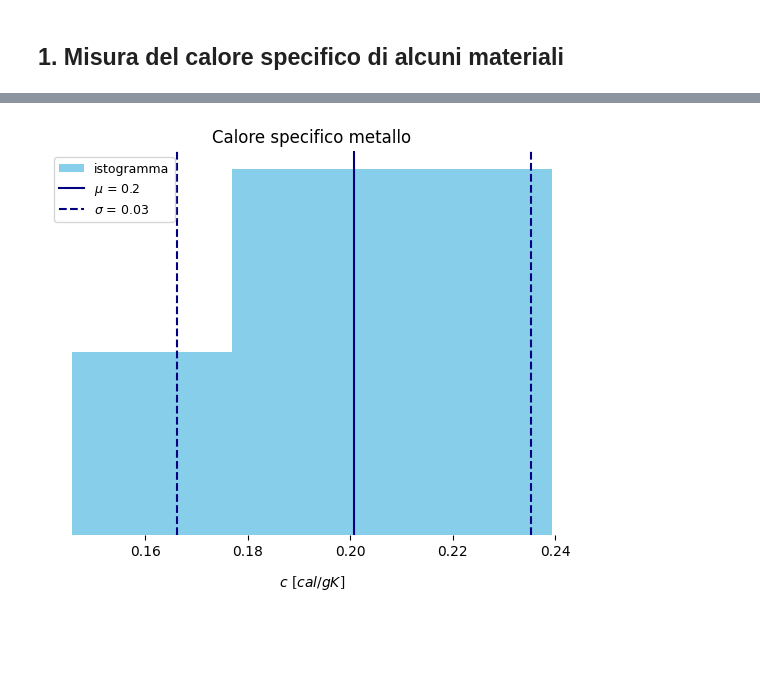
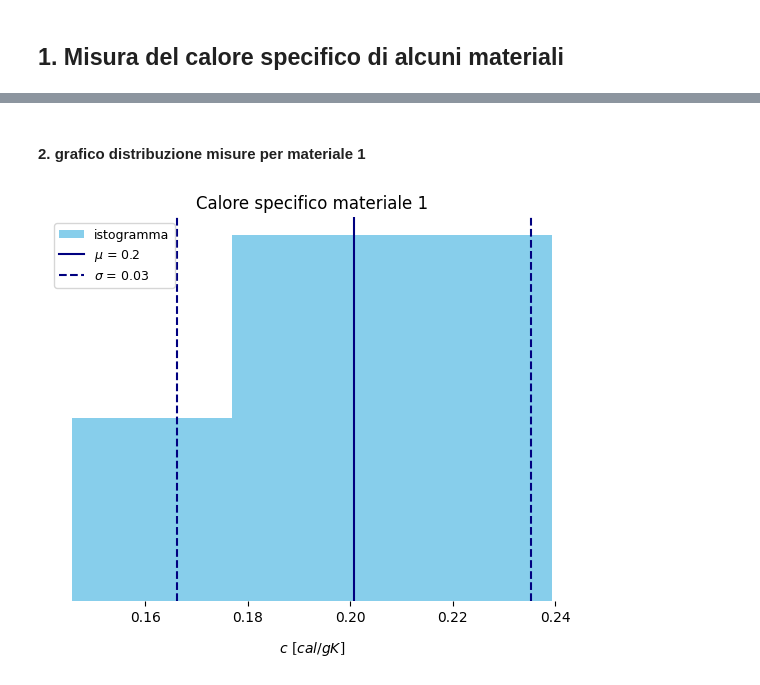
Before and after one commit to andreacip/Laboratorio_Termodinamica, a Jupyter notebook: 01_calore_specifico/analisi_dati/notebook/analisi_dati copia.ipynb, the cells around one changed output, grey strips where cells are left out. Cells and saved outputs as stored; diff of their text form; code cells hidden in the pictures; blank space fills up the shorter version.

```diff
--- a/01_calore_specifico/analisi_dati/notebook/analisi_dati copia.ipynb
+++ b/01_calore_specifico/analisi_dati/notebook/analisi_dati copia.ipynb
@@ -108,4 +112,6 @@ dati = {
 # %%
+import numpy as np
+
 def calcola_calore_specifico(dict, key):
     # errori masse e temperature
     t_error = 0.2
@@ -116,6 +122,7 @@ def calcola_calore_specifico(dict, key):
     d_Me = 5
 
     cal_arr = []
+    err_arr = []
 
     for nmis_key in dict[key]:
         # calcolo massa d'acqua
@@ -148,9 +155,7 @@ def calcola_calore_specifico(dict, key):
         cs_error = cs * tot_rel_err
 
         cal_arr.append(cs)
+        err_arr.append(cs_error)
         print(f'cs: {cs}/{cs_error}')
 
-    return cal_arr
-
-
-cal_arr = calcola_calore_specifico(dati, 'materiale_1')
+    return cal_arr, err_arr
@@ -163,42 +211,43 @@ cs: 0.14570725287312017/0.11961302753298761
+# %% [markdown]
+#### 2. grafico distribuzione misure per materiale 1
 # %%
 # distribuzione calori specifici
 import matplotlib.pyplot as plt
-import numpy as np
 
 
-media = np.mean(cal_arr)
-std = np.std(cal_arr)
+media = np.mean(cal_arr[0])
+std = np.std(cal_arr[0])
 
 # grafico distribuzioni con media e mediana sovrapposta
 fig, axs = plt.subplots(1, 1)
 
 
 plt.subplots_adjust(left=0.075,
                     bottom=0.1,
                     right=0.9,
                     top=0.9,
                     wspace=0.15,
                     hspace=0.3)
 
 # img1: distribuzione misura accellerometro asse x
-axs.hist(cal_arr, bins=3, label='istogramma', color='skyblue')
+axs.hist(cal_arr[0], bins=3, label='istogramma', color='skyblue')
 axs.axvline(media, c='navy', label=f'$\mu$ = {round(media,2)}')
 axs.axvline(media + std, c='navy', linestyle='--', label=f'$\sigma$ = {round(std,2)}')
 axs.axvline(media - std, c='navy', linestyle='--')
 axs.legend(loc='upper left', fontsize=9)
 axs.set_xlabel('$c$ [$cal/gK$]', labelpad=11, fontsize=10, fontname='Serif')
-axs.set_title('Calore specifico metallo')
+axs.set_title('Calore specifico materiale 1')
 
 
 
 # fig.supylabel('Frequenza')
 
 axs.set_yticks([])
 axs.spines['right'].set_visible(False)
 axs.spines['top'].set_visible(False)
 axs.spines['left'].set_visible(False)
 axs.spines['bottom'].set_visible(False)
 
 plt.show()
 # %% [output]
-[figure, old version]
+[figure, new version]
```
Also changed, not shown: parts of 7 cells of this notebook, 12 other files.
